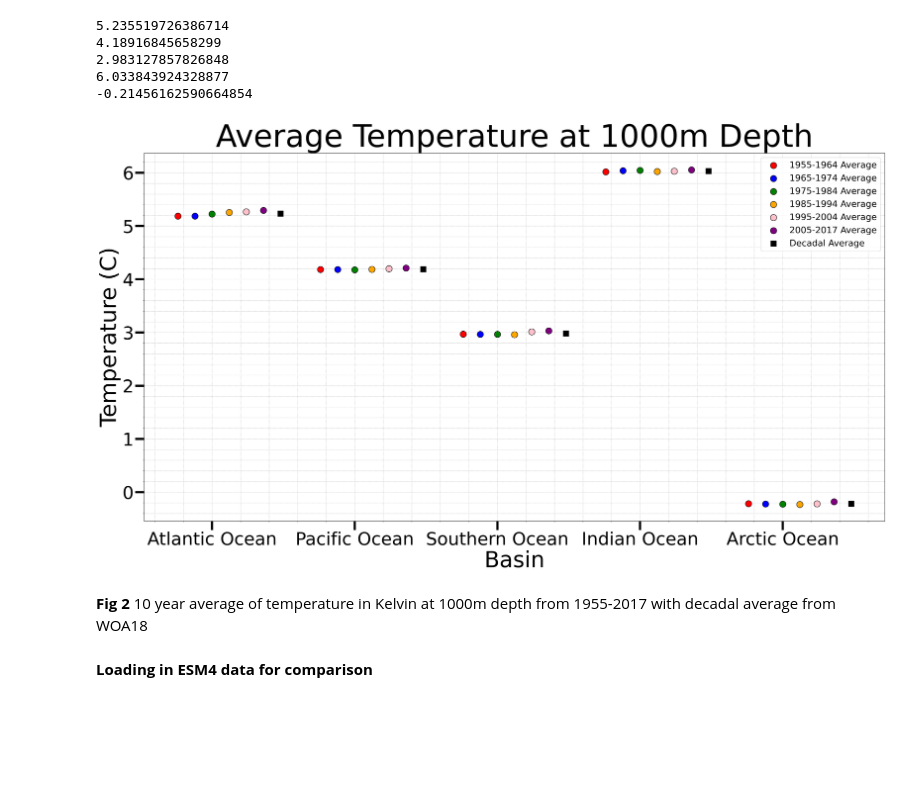
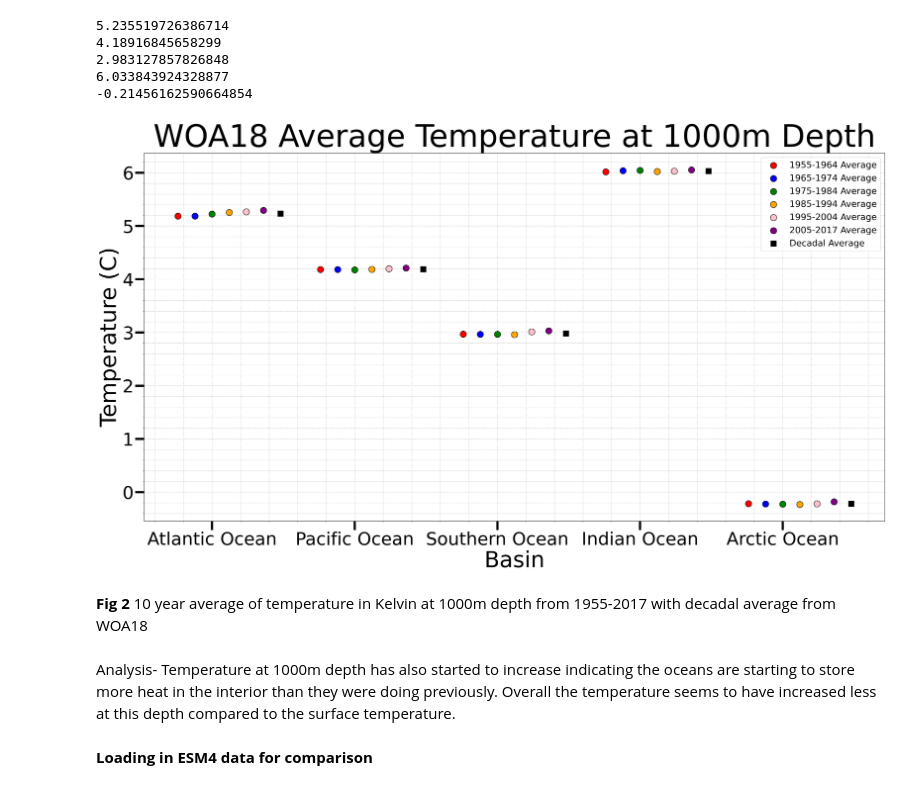
Before and after one commit to ees-climate-fall24/wassel_final_project, a Jupyter notebook: notebooks/final_project.ipynb, the cells around one changed output. Cells and saved outputs as stored; diff of their text form; code cells hidden in the pictures; blank space fills up the shorter version.

Commit message:
added analyses to figures

```diff
--- a/notebooks/final_project.ipynb
+++ b/notebooks/final_project.ipynb
@@ -663,37 +665,39 @@ shift = 0.12      # assigning shift value to neatly space data
 # Create the plot
 fig, ax = plt.subplots(figsize=(30, 15))
 
 # Scatter plot for each time period
 ax.scatter(X_axis - 2 * shift, woa_55_64_1000, color='r', s=marker_size, label='1955-1964 Average', edgecolor='black')
 ax.scatter(X_axis - shift, woa_65_74_1000, color='blue', s=marker_size, label='1965-1974 Average', edgecolor='black')
 ax.scatter(X_axis, woa_75_84_1000, color='green', s=marker_size, label='1975-1984 Average', edgecolor='black')
 ax.scatter(X_axis + shift, woa_85_94_1000, color='orange', s=marker_size, label='1985-1994 Average', edgecolor='black')
 ax.scatter(X_axis + 2 * shift, woa_95_04_1000, color='pink', s=marker_size, label='1995-2004 Average', edgecolor='black')
 ax.scatter(X_axis + 3 * shift, woa_05_17_1000, color='purple', s=marker_size, label='2005-2017 Average', edgecolor='black')
 ax.scatter(X_axis +4 * shift, woa_dec_1000, color='black', s=marker_size, label='Decadal Average', edgecolor='white', marker='s')
 
 
 
 
 # Grid, ticks, and labels
 ax.grid(linewidth=0.5, linestyle='--', which='both', axis='both')
 ax.set_axisbelow(True)
 plt.xticks(X_axis, X, fontsize=40)
 plt.yticks(fontsize=40)
 plt.xlabel("Basin", fontsize=50)
 plt.ylabel("Temperature (C)", fontsize=50)
-plt.title("Average Temperature at 1000m Depth", fontsize=70)
+plt.title("WOA18 Average Temperature at 1000m Depth", fontsize=70)
 # plt.ylim(272, 280)
 ax.minorticks_on()
 
 # Legend and tick adjustments
 ax.legend(fontsize=20)
 ax.tick_params(which='major', width=5)
 ax.tick_params(which='major', length=20)
 # %% [output]
-[figure, old version]
+[figure, new version]
 # %% [markdown]
  **Fig 2** 10 year average of temperature in Kelvin at 1000m depth from 1955-2017 with decadal average from WOA18
+# %% [markdown]
+Analysis- Temperature at 1000m depth has also started to increase indicating the oceans are starting to store more heat in the interior than they were doing previously. Overall the temperature seems to have increased less at this depth compared to the surface temperature.
 # %% [markdown]
 **Loading in ESM4 data for comparison**
 # %%
```
Also changed, not shown: parts of 7 cells of this notebook.
